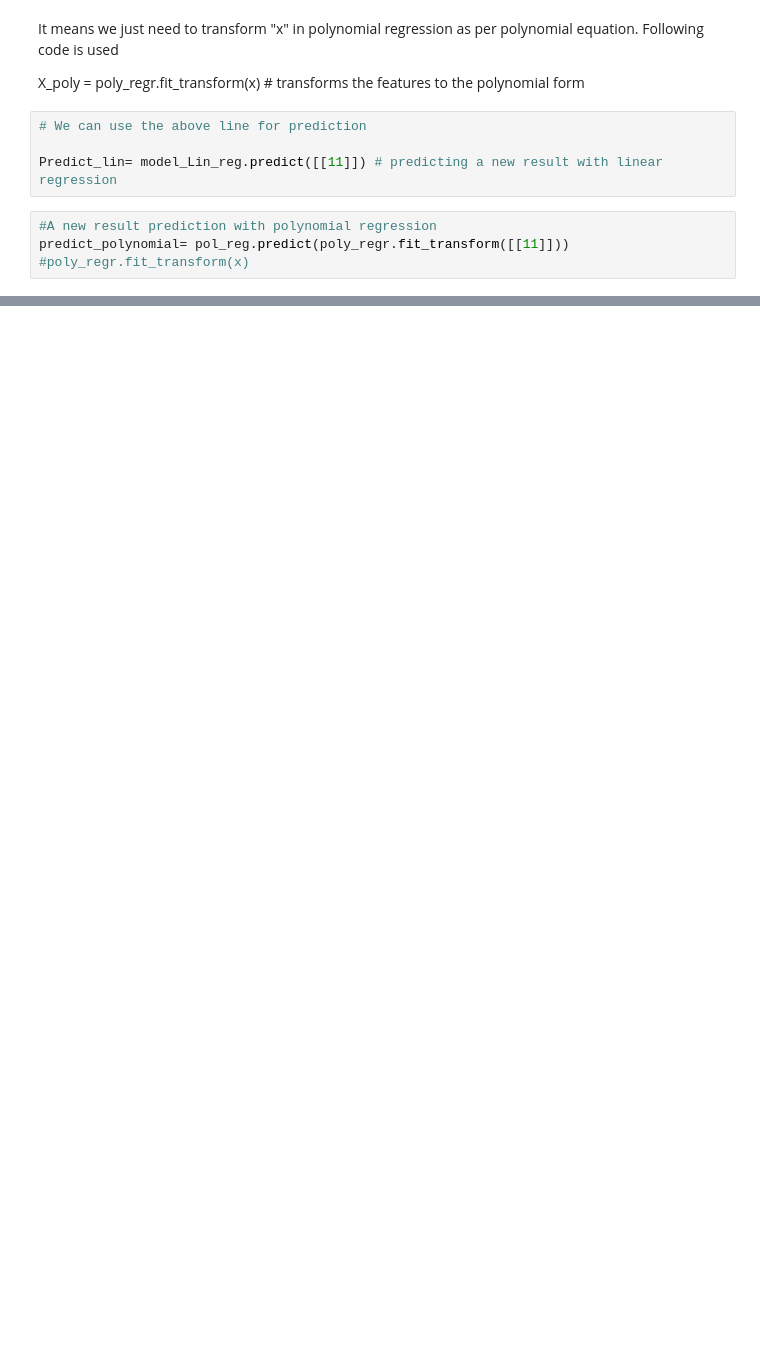
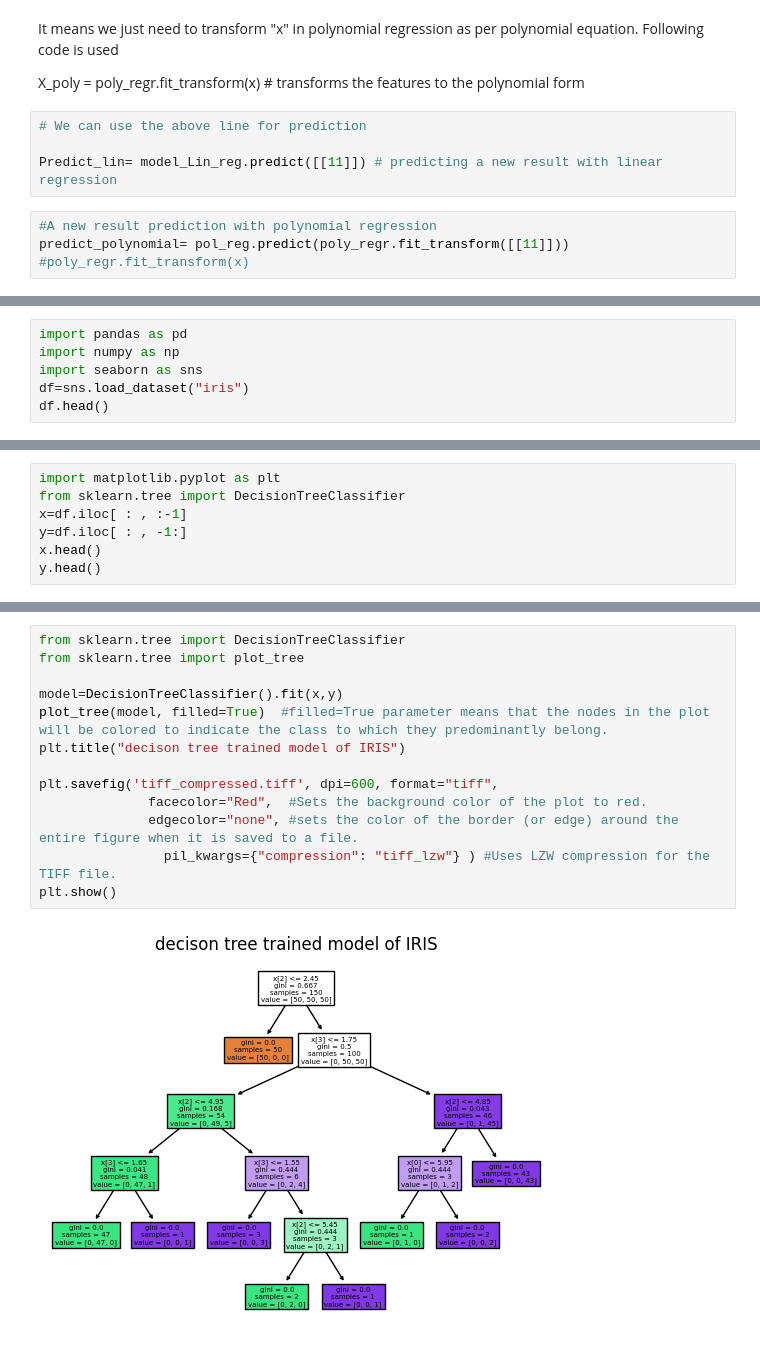
Before and after one commit to zartashiafzal/Data-Analysis-with-python-phase-2, a Jupyter notebook: 2_machine_learning/ML_models.ipynb, the cells around one changed output, grey strips where cells are left out. Cells and saved outputs as stored; diff of their text form; blank space fills up the shorter version.

```diff
--- a/2_machine_learning/ML_models.ipynb
+++ b/2_machine_learning/ML_models.ipynb
@@ -688,0 +1011,6 @@ difference [-1070960.53489914]
+# %%
+import pandas as pd
+import numpy as np
+import seaborn as sns
+df=sns.load_dataset("iris")
+df.head()
@@ -688,0 +1024,7 @@ difference [-1070960.53489914]
+# %%
+import matplotlib.pyplot as plt
+from sklearn.tree import DecisionTreeClassifier
+x=df.iloc[ : , :-1]
+y=df.iloc[ : , -1:]
+x.head()
+y.head()
@@ -688,0 +1038,15 @@ difference [-1070960.53489914]
+# %%
+from sklearn.tree import DecisionTreeClassifier
+from sklearn.tree import plot_tree
+
+model=DecisionTreeClassifier().fit(x,y)
+plot_tree(model, filled=True)  #filled=True parameter means that the nodes in the plot will be colored to indicate the class to which they predominantly belong.
+plt.title("decison tree trained model of IRIS")
+
+plt.savefig('tiff_compressed.tiff', dpi=600, format="tiff",
+              facecolor="Red",  #Sets the background color of the plot to red.
+              edgecolor="none", #sets the color of the border (or edge) around the entire figure when it is saved to a file.
+                pil_kwargs={"compression": "tiff_lzw"} ) #Uses LZW compression for the TIFF file.
+plt.show()
+# %% [output]
+[figure, added]
```
Also changed, not shown: parts of 107 cells of this notebook, 14 other files.
